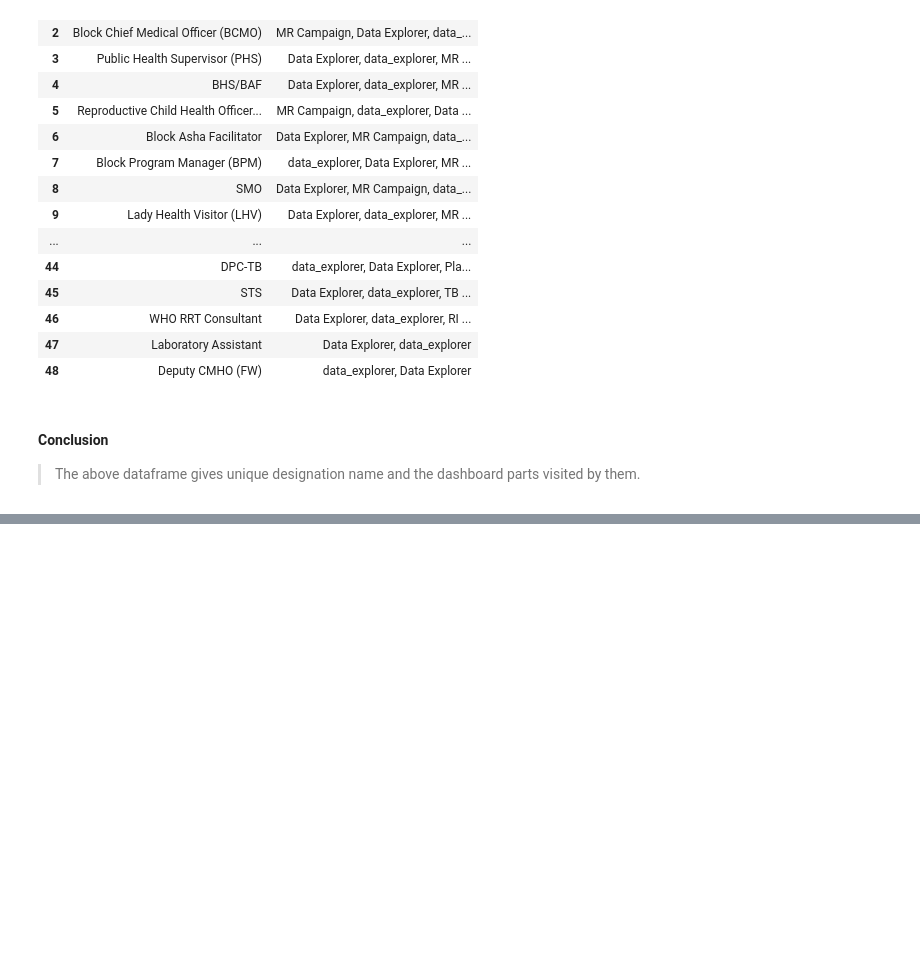
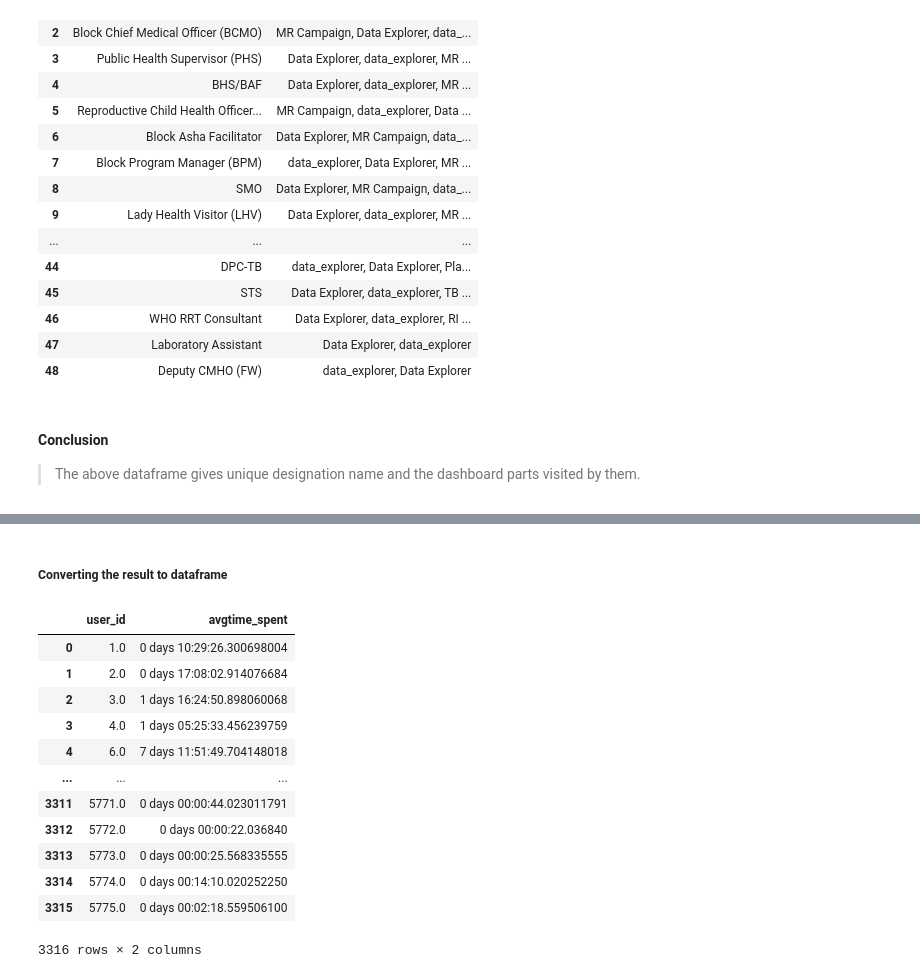
Before and after one commit to taleyahusn21/User-Engagement, a Jupyter notebook: User Engagement.ipynb, the cells around one changed output, grey strips where cells are left out. Saved outputs shown, nothing was run; the diff lists cells and outputs as text; code cells hidden in the pictures; blank space fills up the shorter version.

```diff
--- a/User Engagement.ipynb
+++ b/User Engagement.ipynb
@@ -346,0 +360,7 @@ final_result_df
+# %%
+ahoy_events['time'] = pd.to_datetime(ahoy_events['time'], format="%Y-%m-%d %H:%M:%S.%f", errors='coerce')
+
+# Check the data type after conversion
+time_column_dtype = ahoy_events['time'].dtypes
+
+print(time_column_dtype)
@@ -346,0 +380,4 @@ final_result_df
+# %%
+ahoy_events['time_diff'] = ahoy_events.groupby(['user_id', 'name'])['time'].diff()
+#Grouping the DataFrame by 'user_id' and calculating the mean (average) of the 'time_diff'column within each user group
+average_time_per_user = ahoy_events.groupby('user_id')['time_diff'].mean()
@@ -346,0 +398,21 @@ final_result_df
+# %% [markdown]
+##### Converting the result to dataframe
+# %%
+average_time = average_time_per_user.reset_index()
+average_time = average_time.rename(columns={'user_id': 'user_id', 'time_diff': 'avgtime_spent'})
+
+average_time
+# %% [output]
+|  | user_id | avgtime_spent |
+| 0 | 1.0 | 0 days 10:29:26.300698004 |
+| 1 | 2.0 | 0 days 17:08:02.914076684 |
+| 2 | 3.0 | 1 days 16:24:50.898060068 |
+| 3 | 4.0 | 1 days 05:25:33.456239759 |
+| 4 | 6.0 | 7 days 11:51:49.704148018 |
+| ... | ... | ... |
+| 3311 | 5771.0 | 0 days 00:00:44.023011791 |
+| 3312 | 5772.0 | 0 days 00:00:22.036840 |
+| 3313 | 5773.0 | 0 days 00:00:25.568335555 |
+| 3314 | 5774.0 | 0 days 00:14:10.020252250 |
+| 3315 | 5775.0 | 0 days 00:02:18.559506100 |
+3316 rows × 2 columns
```
Also changed, not shown: parts of 9 cells of this notebook.
